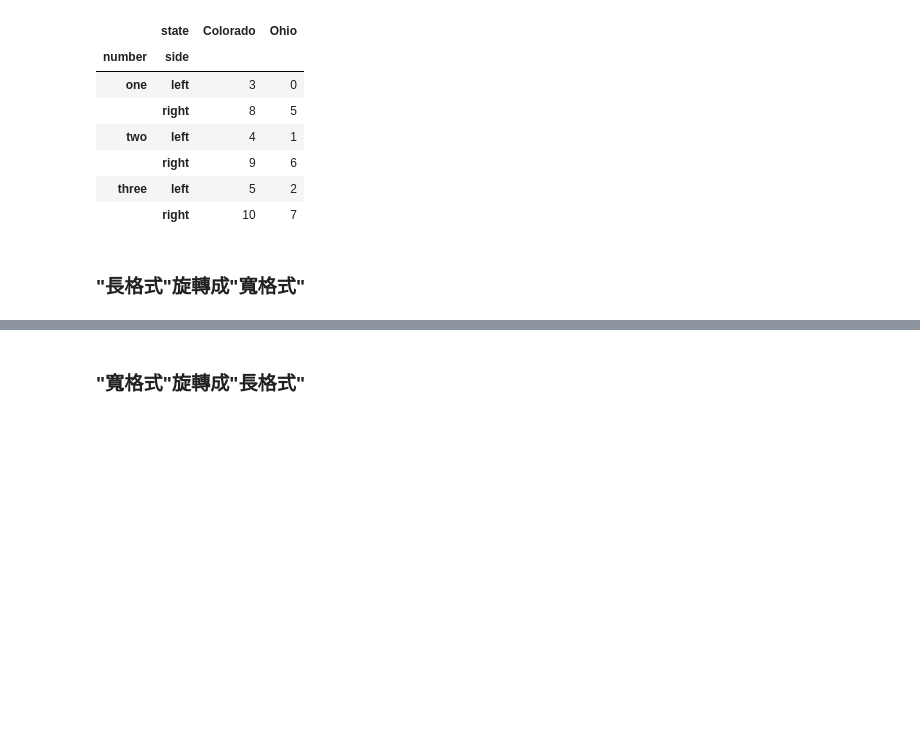
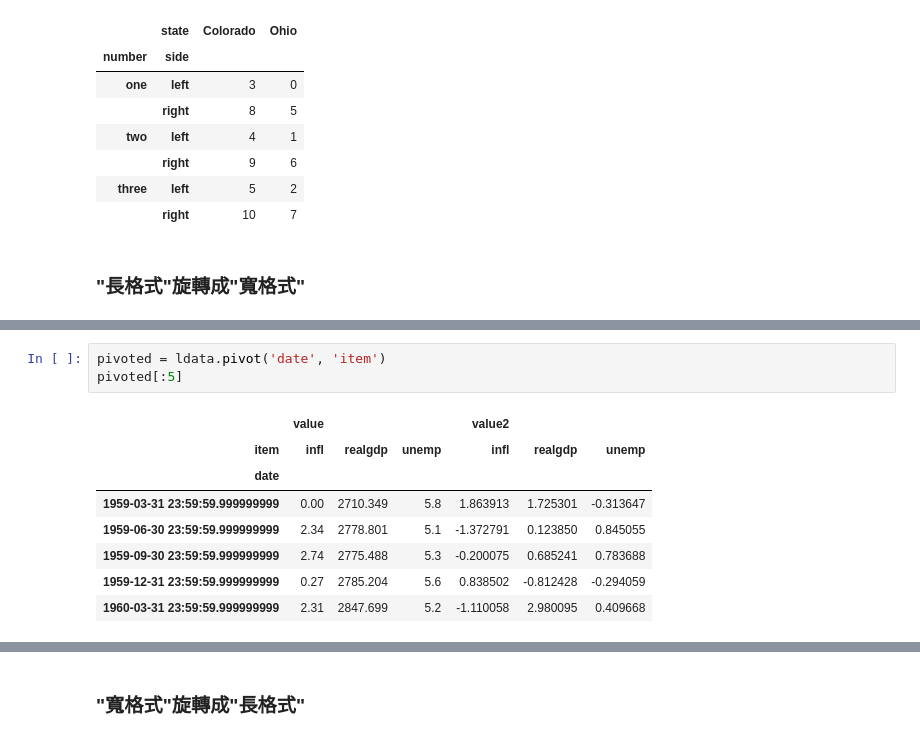
Before and after one commit to wuchiaaa/Chiaaa-s-Learning-Notes, a Jupyter notebook: 第八章-資料處理(連接.合併和重塑).ipynb, the cells around one changed output, grey strips where cells are left out. Saved outputs shown, nothing was run; the diff lists cells and outputs as text; blank space fills up the shorter version.

```diff
--- a/第八章-資料處理(連接.合併和重塑).ipynb
+++ b/第八章-資料處理(連接.合併和重塑).ipynb
@@ -1014,0 +1124,12 @@ df.unstack('state').stack('side')
+# %%
+pivoted = ldata.pivot('date', 'item')
+pivoted[:5]
+# %% [output]
+|  | value |  |  | value2 |  |  |
+| item | infl | realgdp | unemp | infl | realgdp | unemp |
+| date |  |  |  |  |  |  |
+| 1959-03-31 23:59:59.999999999 | 0.00 | 2710.349 | 5.8 | 1.863913 | 1.725301 | -0.313647 |
+| 1959-06-30 23:59:59.999999999 | 2.34 | 2778.801 | 5.1 | -1.372791 | 0.123850 | 0.845055 |
+| 1959-09-30 23:59:59.999999999 | 2.74 | 2775.488 | 5.3 | -0.200075 | 0.685241 | 0.783688 |
+| 1959-12-31 23:59:59.999999999 | 0.27 | 2785.204 | 5.6 | 0.838502 | -0.812428 | -0.294059 |
+| 1960-03-31 23:59:59.999999999 | 2.31 | 2847.699 | 5.2 | -1.110058 | 2.980095 | 0.409668 |
```
Also changed, not shown: parts of 18 cells of this notebook, 1 other file.
